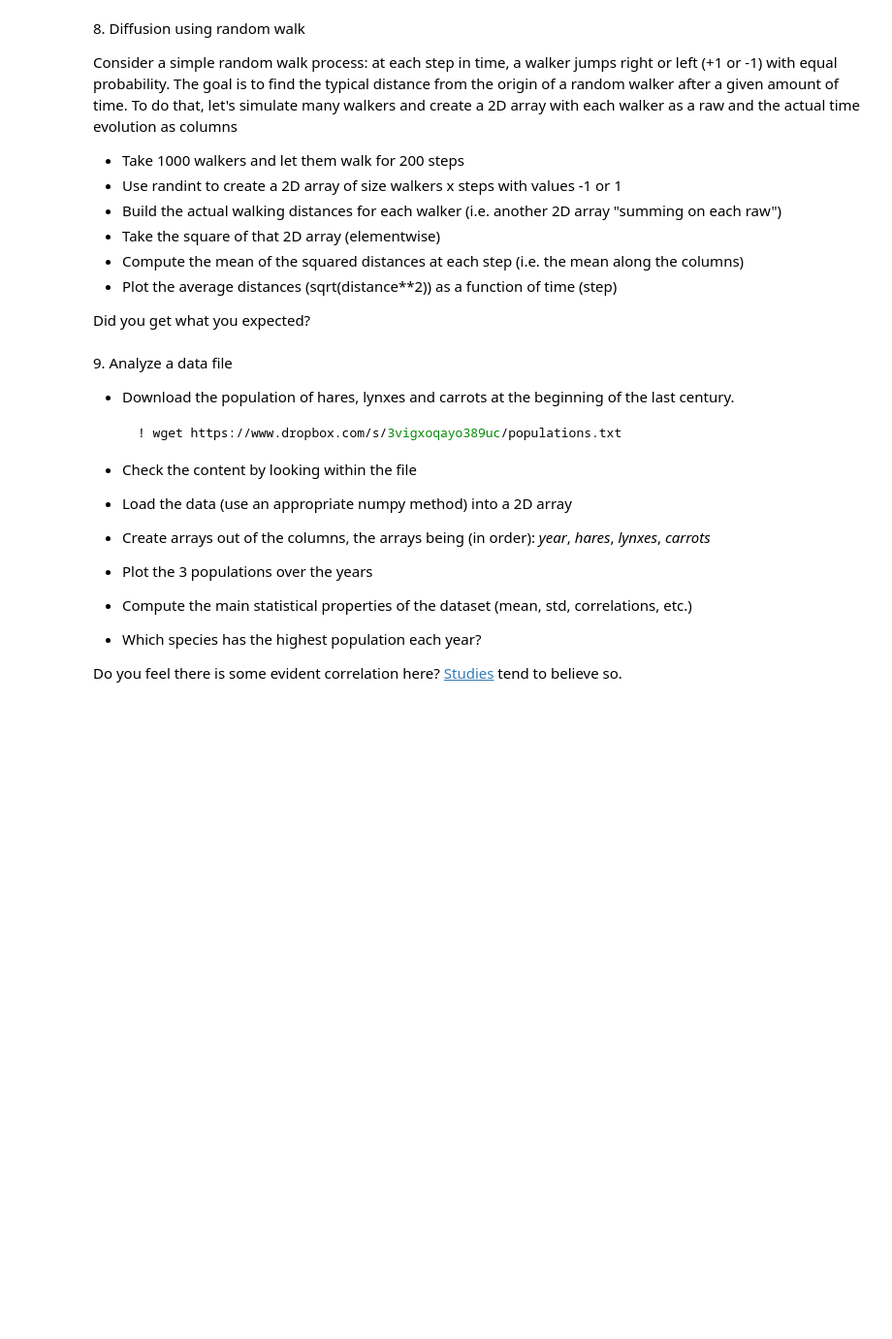
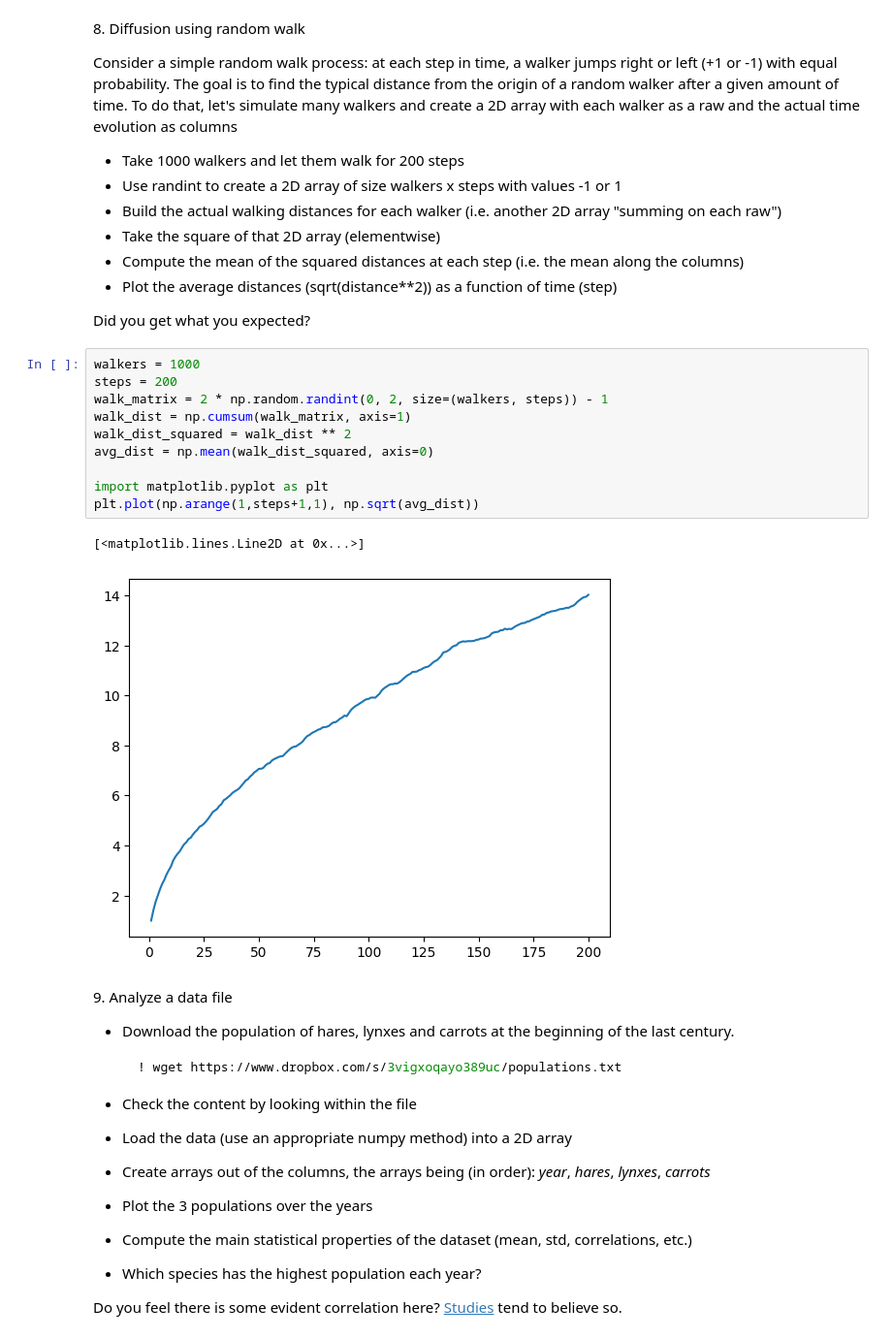
Before and after one commit to gleeeee0788/LaboratoryOfComputationalPhysics_Y9, a Jupyter notebook: 04ex_Numpy.ipynb, the cells around one changed output. Shown at 97% size. Cells and saved outputs as stored; diff of their text form; blank space fills up the shorter version.

```diff
--- a/04ex_Numpy.ipynb
+++ b/04ex_Numpy.ipynb
@@ -67,6 +285,19 @@ To do that, let's simulate many walkers and create a 2D array with each walker a
   * Plot the average distances (sqrt(distance\*\*2)) as a function of time (step)
 
 Did you get what you expected?
+# %%
+walkers = 1000
+steps = 200
+walk_matrix = 2 * np.random.randint(0, 2, size=(walkers, steps)) - 1
+walk_dist = np.cumsum(walk_matrix, axis=1)
+walk_dist_squared = walk_dist ** 2
+avg_dist = np.mean(walk_dist_squared, axis=0)
+
+import matplotlib.pyplot as plt
+plt.plot(np.arange(1,steps+1,1), np.sqrt(avg_dist))
+# %% [output]
+[<matplotlib.lines.Line2D at 0x...>]
+[figure, added]
 # %% [markdown]
 9\. Analyze a data file
   * Download the population of hares, lynxes and carrots at the beginning of the last century.
```
Also changed, not shown: parts of 17 cells of this notebook, 2 other files.
